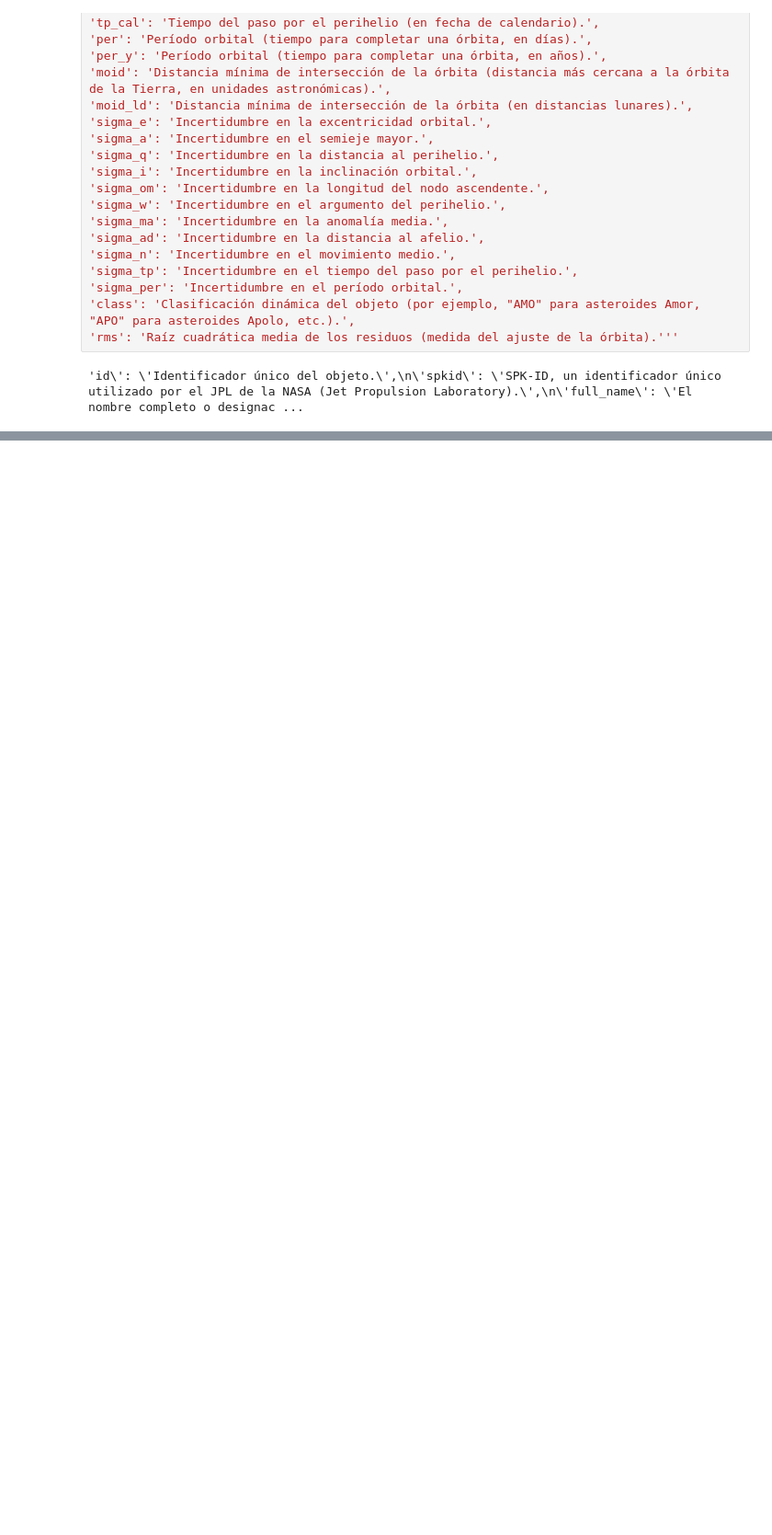
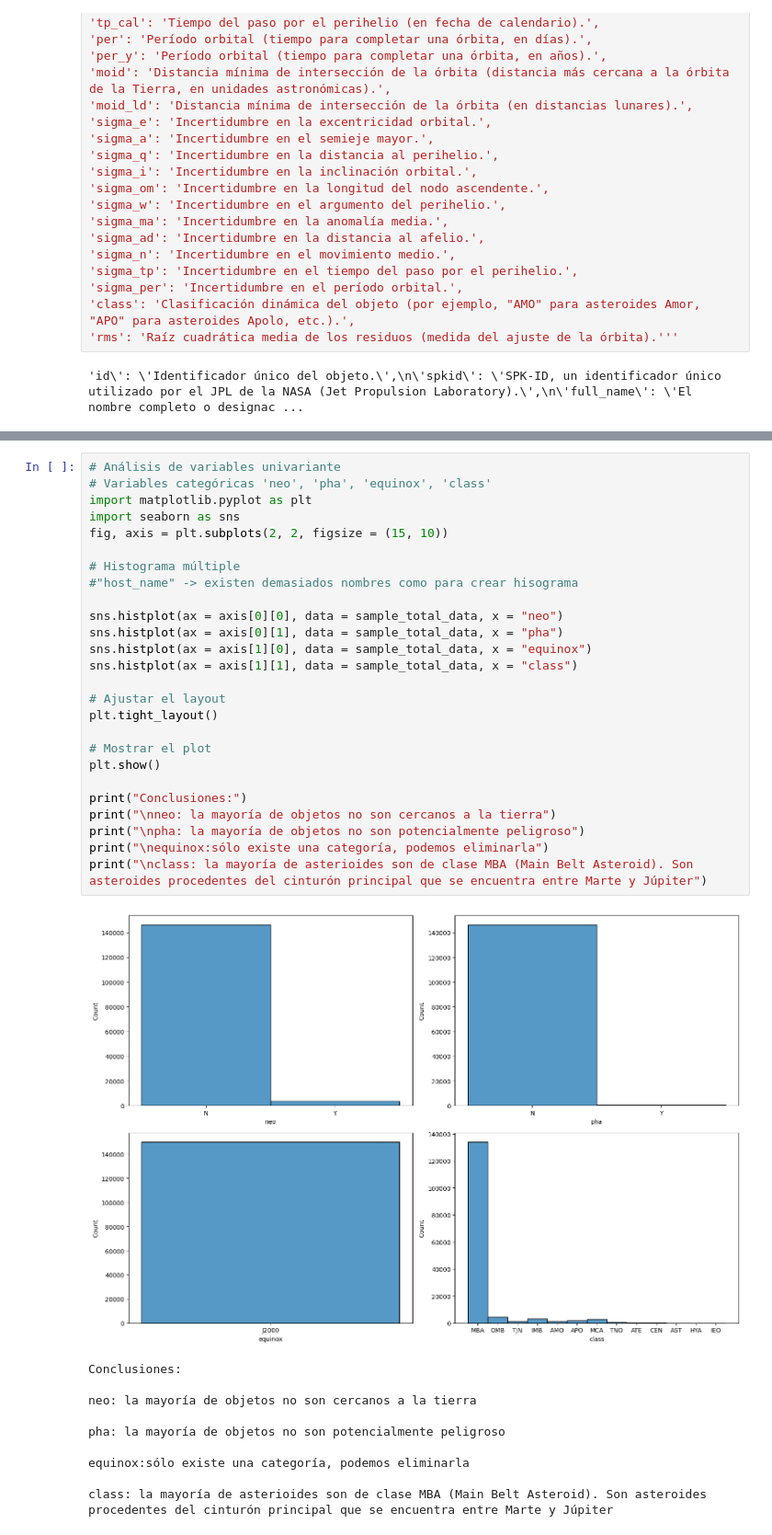
Before and after one commit to PazReumante/asteroid_prediction, a Jupyter notebook: explore_Ferreras.ipynb, the cells around one changed output, grey strips where cells are left out. Shown at 92% size. Saved outputs shown, nothing was run; the diff lists cells and outputs as text; blank space fills up the shorter version.

```diff
--- a/explore_Ferreras.ipynb
+++ b/explore_Ferreras.ipynb
@@ -122 +158,38 @@ total_data.head()
+# %%
+# Análisis de variables univariante
+# Variables categóricas 'neo', 'pha', 'equinox', 'class'
+import matplotlib.pyplot as plt
+import seaborn as sns
+fig, axis = plt.subplots(2, 2, figsize = (15, 10))
+
+# Histograma múltiple
+#"host_name" -> existen demasiados nombres como para crear hisograma
+
+sns.histplot(ax = axis[0][0], data = sample_total_data, x = "neo")
+sns.histplot(ax = axis[0][1], data = sample_total_data, x = "pha")
+sns.histplot(ax = axis[1][0], data = sample_total_data, x = "equinox")
+sns.histplot(ax = axis[1][1], data = sample_total_data, x = "class")
+
+# Ajustar el layout
+plt.tight_layout()
+
+# Mostrar el plot
+plt.show()
+
+print("Conclusiones:")
+print("\nneo: la mayoría de objetos no son cercanos a la tierra")
+print("\npha: la mayoría de objetos no son potencialmente peligroso")
+print("\nequinox:sólo existe una categoría, podemos eliminarla")
+print("\nclass: la mayoría de asterioides son de clase MBA (Main Belt Asteroid). Son asteroides procedentes del cinturón principal que se encuentra entre Marte y Júpiter")
+# %% [output]
+[figure, added]
+Conclusiones:
+
+neo: la mayoría de objetos no son cercanos a la tierra
+
+pha: la mayoría de objetos no son potencialmente peligroso
+
+equinox:sólo existe una categoría, podemos eliminarla
+
+class: la mayoría de asterioides son de clase MBA (Main Belt Asteroid). Son asteroides procedentes del cinturón principal que se encuentra entre Marte y Júpiter
 # %%
```
Also changed, not shown: parts of 24 cells of this notebook.
